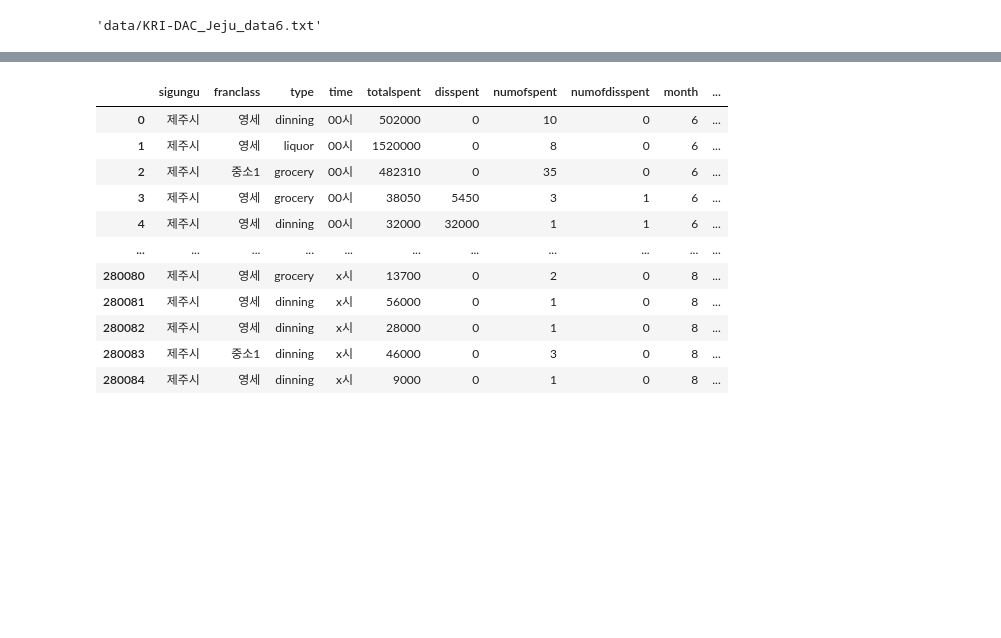
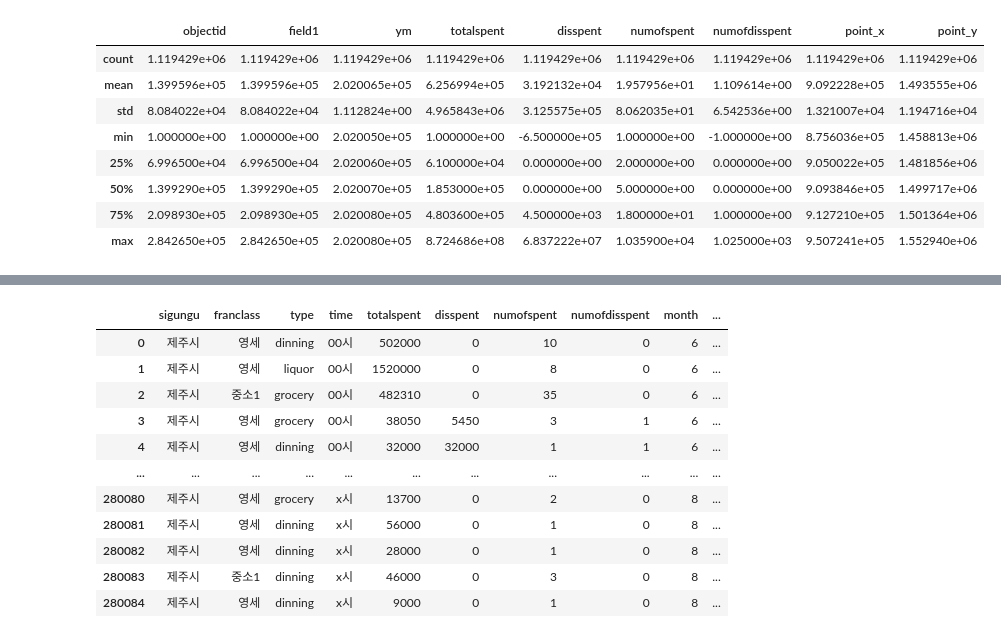
Before and after one commit to yeonghwanchoi/EDA, a Jupyter notebook: jeju_EDA/sale_trend_jeju.ipynb, the cells around one changed output, grey strips where cells are left out. Drawn from its saved outputs; the diff is of its cells as text; code cells hidden in the pictures; blank space fills up the shorter version.

```diff
--- a/jeju_EDA/sale_trend_jeju.ipynb
+++ b/jeju_EDA/sale_trend_jeju.ipynb
@@ -72,0 +48,10 @@ HTTPError: HTTP Error 400: Bad Request
+# %%
+path = '/content/drive/MyDrive/colab/jeju/data/'
+data5= pd.read_csv(os.path.join(path,'KRI-DAC_Jeju_data5.txt'))
+data6= pd.read_csv(os.path.join(path,'KRI-DAC_Jeju_data6.txt'))
+data7= pd.read_csv(os.path.join(path,'KRI-DAC_Jeju_data7.txt'))
+data8= pd.read_csv(os.path.join(path,'KRI-DAC_Jeju_data8.txt'))
+
+
+df = pd.concat([data5, data6, data7, data8]).drop(['X','Y'], axis=1).reset_index(drop=True)
+df.columns=df.columns.str.lower()
@@ -72,0 +87,12 @@ HTTPError: HTTP Error 400: Bad Request
+# %%
+df.describe()
+# %% [output]
+|  | objectid | field1 | ym | totalspent | disspent | numofspent | numofdisspent | point_x | point_y |
+| count | 1.119429e+06 | 1.119429e+06 | 1.119429e+06 | 1.119429e+06 | 1.119429e+06 | 1.119429e+06 | 1.119429e+06 | 1.119429e+06 | 1.119429e+06 |
+| mean | 1.399596e+05 | 1.399596e+05 | 2.020065e+05 | 6.256994e+05 | 3.192132e+04 | 1.957956e+01 | 1.109614e+00 | 9.092228e+05 | 1.493555e+06 |
+| std | 8.084022e+04 | 8.084022e+04 | 1.112824e+00 | 4.965843e+06 | 3.125575e+05 | 8.062035e+01 | 6.542536e+00 | 1.321007e+04 | 1.194716e+04 |
+| min | 1.000000e+00 | 1.000000e+00 | 2.020050e+05 | 1.000000e+00 | -6.500000e+05 | 1.000000e+00 | -1.000000e+00 | 8.756036e+05 | 1.458813e+06 |
+| 25% | 6.996500e+04 | 6.996500e+04 | 2.020060e+05 | 6.100000e+04 | 0.000000e+00 | 2.000000e+00 | 0.000000e+00 | 9.050022e+05 | 1.481856e+06 |
+| 50% | 1.399290e+05 | 1.399290e+05 | 2.020070e+05 | 1.853000e+05 | 0.000000e+00 | 5.000000e+00 | 0.000000e+00 | 9.093846e+05 | 1.499717e+06 |
+| 75% | 2.098930e+05 | 2.098930e+05 | 2.020080e+05 | 4.803600e+05 | 4.500000e+03 | 1.800000e+01 | 1.000000e+00 | 9.127210e+05 | 1.501364e+06 |
+| max | 2.842650e+05 | 2.842650e+05 | 2.020080e+05 | 8.724686e+08 | 6.837222e+07 | 1.035900e+04 | 1.025000e+03 | 9.507241e+05 | 1.552940e+06 |
@@ -84,10 +116,3 @@ HTTPError: HTTP Error 400: Bad Request
 import sys
 from data import api_key
 key=api_key.google_api_key
-# %%
-# load data
-from glob import glob
-raw_data = glob("data/*.txt")
-raw_data[0]
-# %% [output]
-'data/KRI-DAC_Jeju_data6.txt'
```
Also changed, not shown: parts of 12 cells of this notebook.
